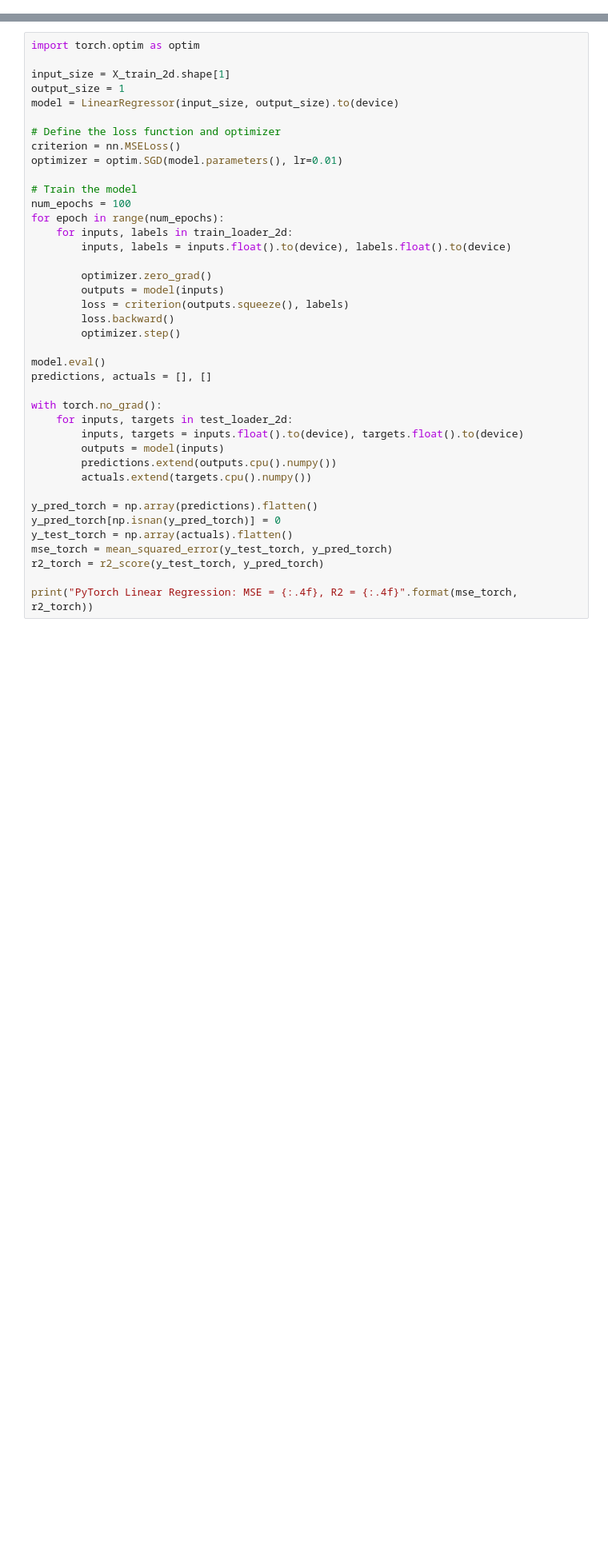
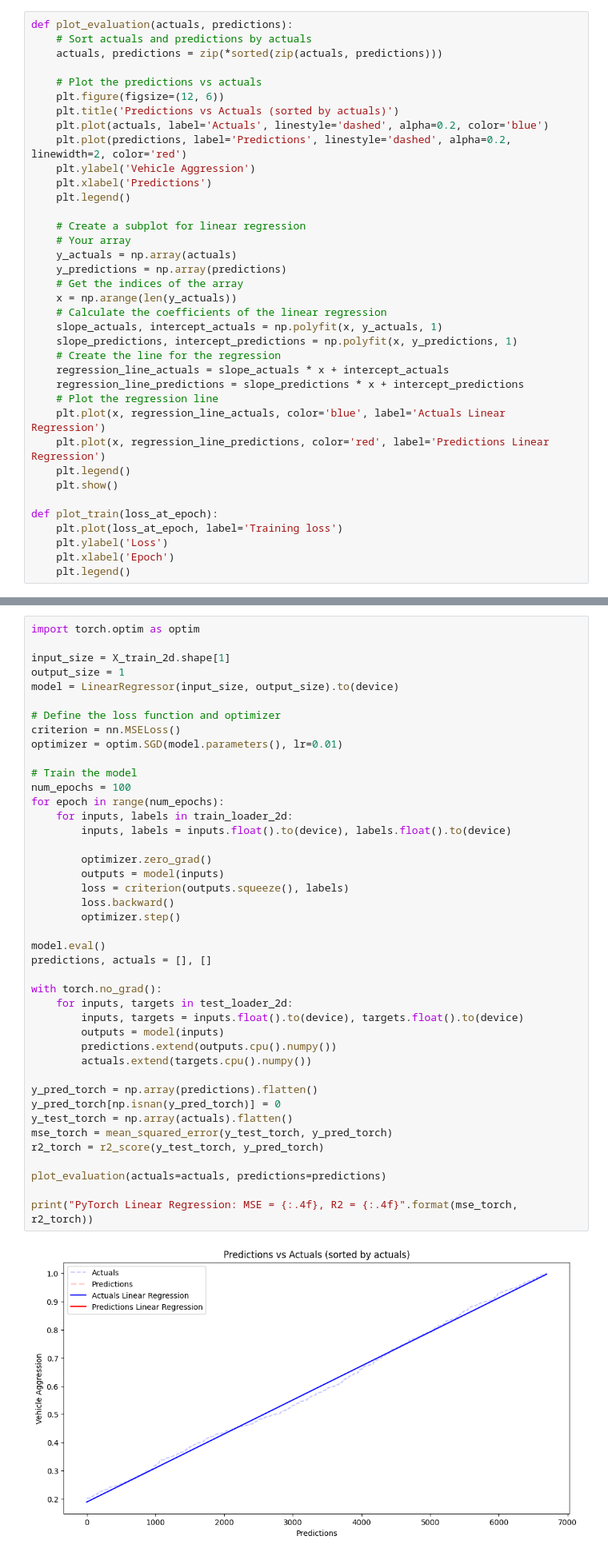
Before and after one commit to HLCaptain/hawk-ai, a Jupyter notebook: model/aggression_prediction.ipynb, the cells around one changed output, grey strips where cells are left out. Shown at 80% size. Saved outputs shown, nothing was run; the diff lists cells and outputs as text; blank space fills up the shorter version.

```diff
--- a/model/aggression_prediction.ipynb
+++ b/model/aggression_prediction.ipynb
@@ -166,3 +238,40 @@ test_loader_2d = DataLoader(test_dataset_2d, batch_size=batch_size)
+# %%
+def plot_evaluation(actuals, predictions):
+    # Sort actuals and predictions by actuals
+    actuals, predictions = zip(*sorted(zip(actuals, predictions)))
+
+    # Plot the predictions vs actuals
+    plt.figure(figsize=(12, 6))
+    plt.title('Predictions vs Actuals (sorted by actuals)')
+    plt.plot(actuals, label='Actuals', linestyle='dashed', alpha=0.2, color='blue')
+    plt.plot(predictions, label='Predictions', linestyle='dashed', alpha=0.2, linewidth=2, color='red')
+    plt.ylabel('Vehicle Aggression')
+    plt.xlabel('Predictions')
+    plt.legend()
+
+    # Create a subplot for linear regression
+    # Your array
+    y_actuals = np.array(actuals)
+    y_predictions = np.array(predictions)
+    # Get the indices of the array
+    x = np.arange(len(y_actuals))
+    # Calculate the coefficients of the linear regression
+    slope_actuals, intercept_actuals = np.polyfit(x, y_actuals, 1)
+    slope_predictions, intercept_predictions = np.polyfit(x, y_predictions, 1)
+    # Create the line for the regression
+    regression_line_actuals = slope_actuals * x + intercept_actuals
+    regression_line_predictions = slope_predictions * x + intercept_predictions
+    # Plot the regression line
+    plt.plot(x, regression_line_actuals, color='blue', label='Actuals Linear Regression')
+    plt.plot(x, regression_line_predictions, color='red', label='Predictions Linear Regression')
+    plt.legend()
+    plt.show()
+
+def plot_train(loss_at_epoch):
+    plt.plot(loss_at_epoch, label='Training loss')
+    plt.ylabel('Loss')
+    plt.xlabel('Epoch')
+    plt.legend()
 # %%
 from sklearn.linear_model import LinearRegression
 from sklearn.ensemble import RandomForestRegressor
@@ -251,30 +473,34 @@ optimizer = optim.SGD(model.parameters(), lr=0.01)
 
 # Train the model
 num_epochs = 100
 for epoch in range(num_epochs):
     for inputs, labels in train_loader_2d:
         inputs, labels = inputs.float().to(device), labels.float().to(device)
 
         optimizer.zero_grad()
         outputs = model(inputs)
         loss = criterion(outputs.squeeze(), labels)
         loss.backward()
         optimizer.step()
 
 model.eval()
 predictions, actuals = [], []
 
 with torch.no_grad():
     for inputs, targets in test_loader_2d:
         inputs, targets = inputs.float().to(device), targets.float().to(device)
         outputs = model(inputs)
         predictions.extend(outputs.cpu().numpy())
         actuals.extend(targets.cpu().numpy())
 
 y_pred_torch = np.array(predictions).flatten()
 y_pred_torch[np.isnan(y_pred_torch)] = 0
 y_test_torch = np.array(actuals).flatten()
 mse_torch = mean_squared_error(y_test_torch, y_pred_torch)
 r2_torch = r2_score(y_test_torch, y_pred_torch)
 
+plot_evaluation(actuals=actuals, predictions=predictions)
+
 print("PyTorch Linear Regression: MSE = {:.4f}, R2 = {:.4f}".format(mse_torch, r2_torch))
+# %% [output]
+[figure, added]
```
Also changed, not shown: parts of 22 cells of this notebook.
